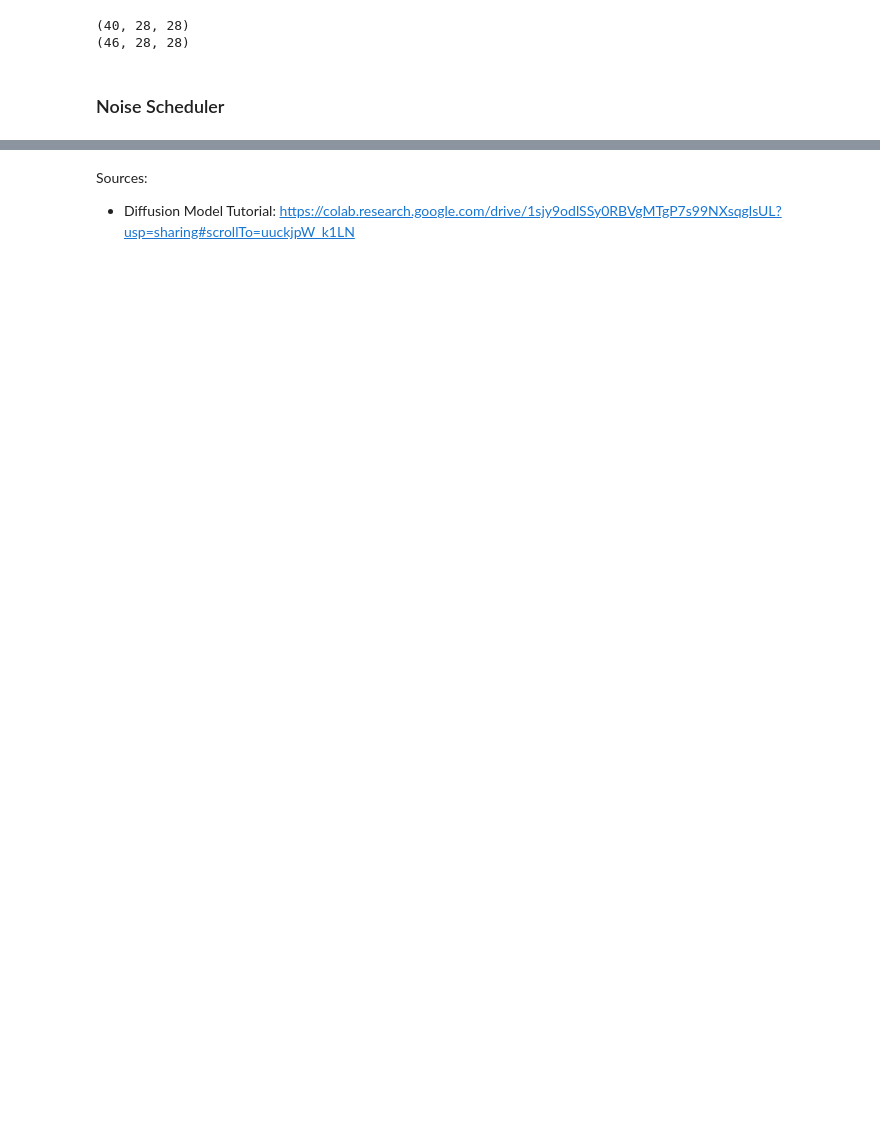
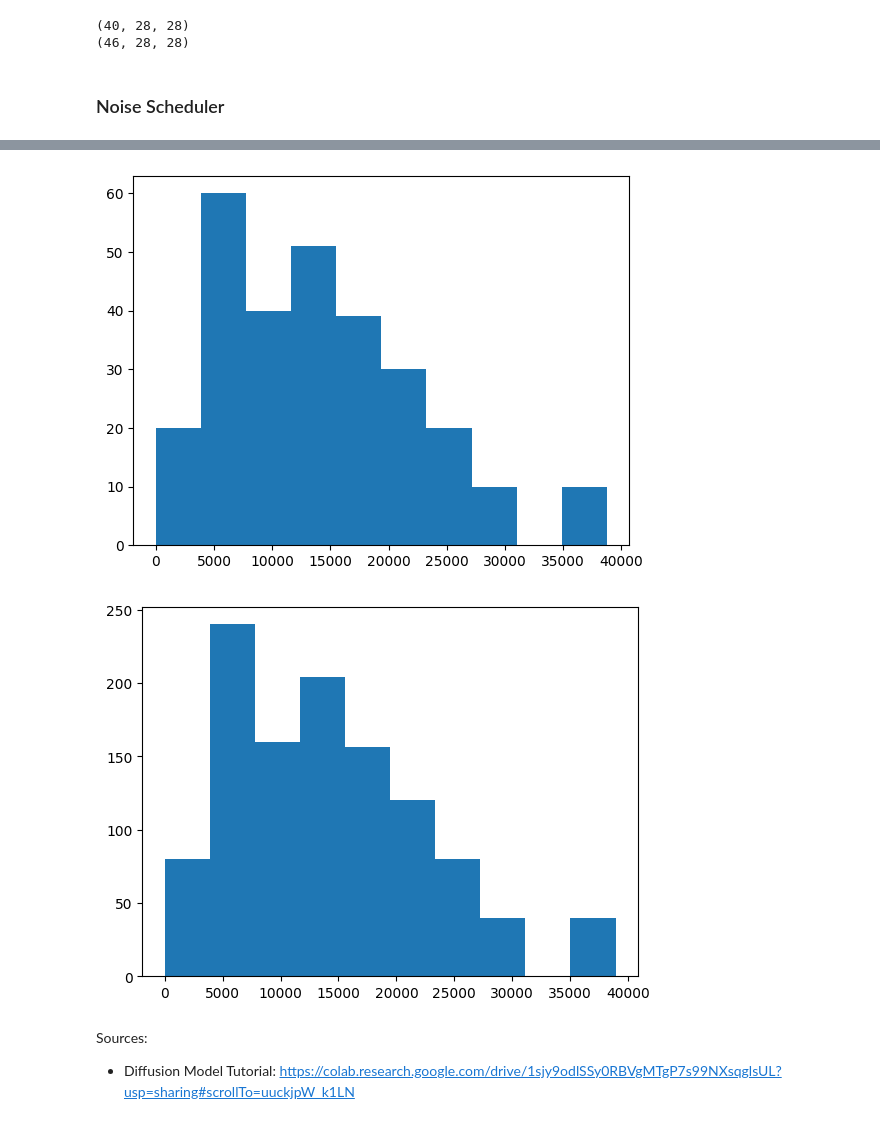
Before and after one commit to mariannearriola/dd-brain-shapes, a Jupyter notebook: shape_project.ipynb, the cells around one changed output, grey strips where cells are left out. Saved outputs shown, nothing was run; the diff lists cells and outputs as text; code cells hidden in the pictures; blank space fills up the shorter version.

```diff
--- a/shape_project.ipynb
+++ b/shape_project.ipynb
@@ -115,3 +145,23 @@ for idx in range(0, T, stepsize):
+# %%
+#f, axarr = plt.subplots(2,1)
+sqrd_dist=compute_sqr_dist(res, healthy_spd[:10], gl.metric)
+plt.hist(sqrd_dist,range=(0,np.max(sqrd_dist)))
+plt.show()
+sqrd_dist=compute_sqr_dist(res, schiz_spd, gl.metric)
+plt.hist(sqrd_dist,range=(0,np.max(sqrd_dist)))
+plt.show()
+spd_affine.squared_dist(predicted_clean,healthy_spd[0])
+
+from shape_vis import *
+adj_label, adj_pred = np.ceil(healthy_spd[0]),np.ceil(res)
+g_label = nx.from_numpy_array(adj_label)
+g_pred = nx.from_numpy_array(adj_pred)
+plt.figure(figsize=(15,15))
+plot_graphs_spatial(g_label,221,"Input healthy brain network")
+plot_graphs_spatial(g_pred,222,"Generated healthy brain network")
+# %% [output]
+[figure, added]
+[figure, added]
 # %% [markdown]
 Sources:
 - Diffusion Model Tutorial: https://colab.research.google.com/drive/1sjy9odlSSy0RBVgMTgP7s99NXsqglsUL?usp=sharing#scrollTo=uuckjpW_k1LN
```
Also changed, not shown: parts of 12 cells of this notebook, 1 other file.
